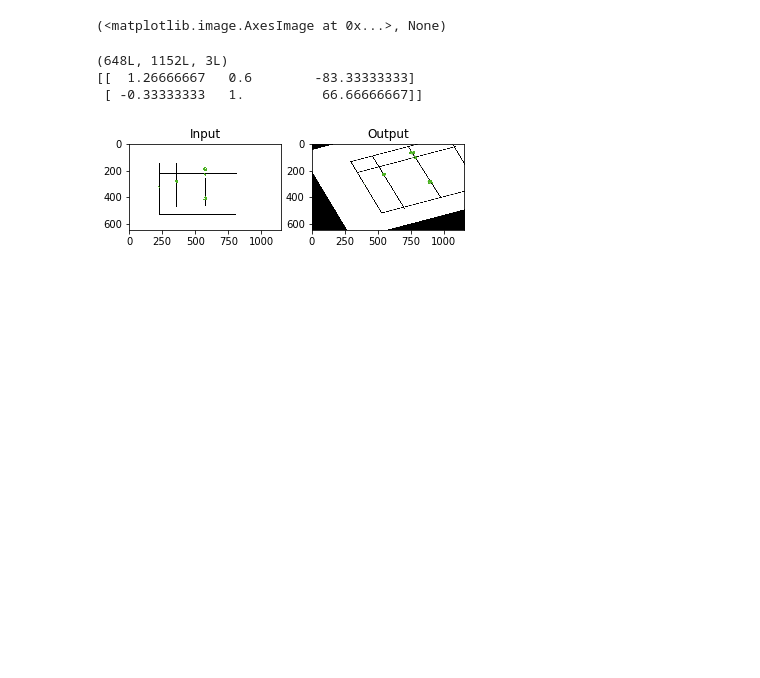
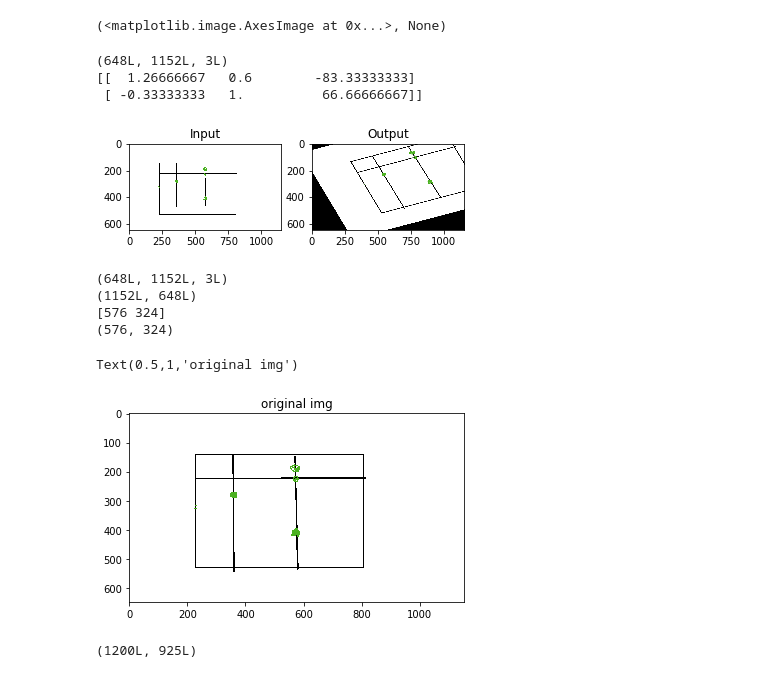
Before and after one commit to shengcode/CSE527, a Jupyter notebook: CSE527-HW2-Fall18/CV2_tutorial.ipynb, the cells around one changed output. Cells and saved outputs as stored; diff of their text form; code cells hidden in the pictures; blank space fills up the shorter version.

```diff
--- a/CSE527-HW2-Fall18/CV2_tutorial.ipynb
+++ b/CSE527-HW2-Fall18/CV2_tutorial.ipynb
@@ -201,3 +184,34 @@ plt.show()
 [[  1.26666667   0.6        -83.33333333]
  [ -0.33333333   1.          66.66666667]]
 [figure]
+# %%
+image = cv2.imread('SourceImages/draw.png')
+print(image.shape)
+print(image.shape[1::-1])
+image_center = tuple(np.array(image.shape[1::-1]) / 2)
+print(np.array(image.shape[1::-1]) / 2)
+print (tuple(np.array(image.shape[1::-1]) / 2))
+rot_mat = cv2.getRotationMatrix2D(image_center, 90, 1.0)
+result = cv2.warpAffine(image, rot_mat, image.shape[1::-1], flags=cv2.INTER_LINEAR)
+# plt.subplot(121),plt.imshow(image),plt.title('Input')
+# plt.subplot(122),plt.imshow(result),plt.title('Output')
+# plt.show()
+plt.imshow(image, 'gray')
+plt.title('original img')
+# %% [output]
+(648L, 1152L, 3L)
+(1152L, 648L)
+[576 324]
+(576, 324)
+Text(0.5,1,'original img')
+[figure, added]
+# %%
+img1 = cv2.imread('SourceImages/audrey.jpg',0)          # queryImage
+img2 = cv2.imread('SourceImages/audrey.jpg',0) # trainImage
+print(img1.shape)
+orb = cv2.ORB_create()
+# find the keypoints and descriptors with SIFT
+kp1, des1 = orb.detectAndCompute(img1,None)
+kp2, des2 = orb.detectAndCompute(img2,None)
+# %% [output]
+(1200L, 925L)
```
Also changed, not shown: parts of 29 cells of this notebook.
